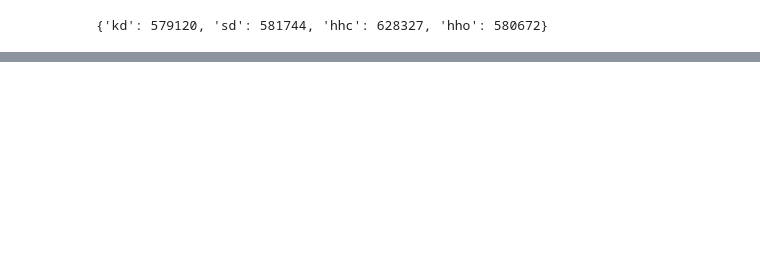
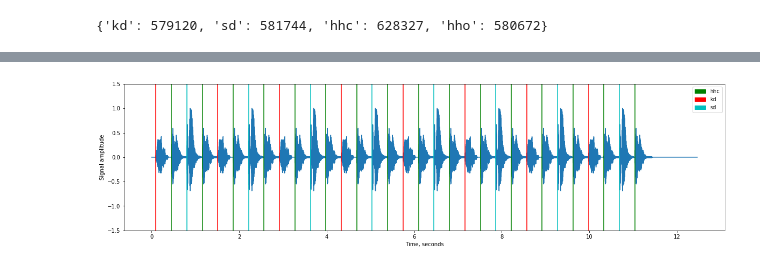
Before and after one commit to flyingleafe/vxs-vpt, a Jupyter notebook: notebooks/SoundAnalysis.ipynb, the cells around one changed output, grey strips where cells are left out. Drawn from its saved outputs; the diff is of its cells as text; code cells hidden in the pictures; blank space fills up the shorter version.

```diff
--- a/notebooks/SoundAnalysis.ipynb
+++ b/notebooks/SoundAnalysis.ipynb
@@ -61,0 +86,4 @@ NameError: name 'vxs' is not defined
+# %%
+vxsu.plot_track(track, onsets=anno, color_events=True)
+# %% [output]
+[figure, added]
```
Also changed, not shown: parts of 49 cells of this notebook, 19 other files.
